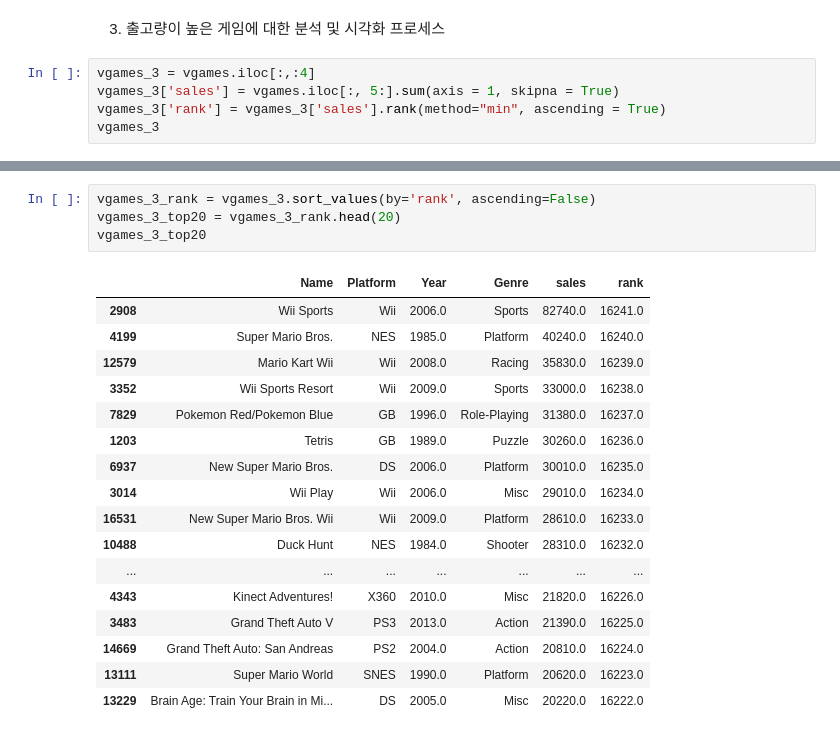
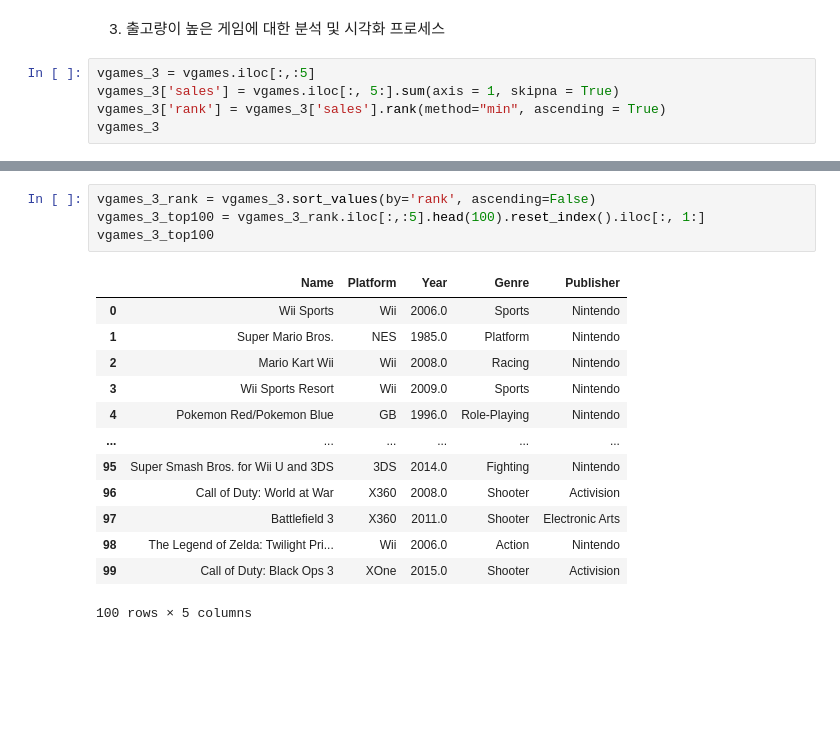
Before and after one commit to superahxd/_project, a Jupyter notebook: sec1_project.ipynb, the cells around one changed output, grey strips where cells are left out. Cells and saved outputs as stored; diff of their text form; blank space fills up the shorter version.

```diff
--- a/sec1_project.ipynb
+++ b/sec1_project.ipynb
@@ -284,7 +284,7 @@ array_pivot.head()
 # %% [markdown]
 3. 출고량이 높은 게임에 대한 분석 및 시각화 프로세스
 # %%
-vgames_3 = vgames.iloc[:,:4]
+vgames_3 = vgames.iloc[:,:5]
 vgames_3['sales'] = vgames.iloc[:, 5:].sum(axis = 1, skipna = True)
 vgames_3['rank'] = vgames_3['sales'].rank(method="min", ascending = True)
 vgames_3
@@ -305,22 +305,18 @@ vgames_3
 # %%
 vgames_3_rank = vgames_3.sort_values(by='rank', ascending=False)
-vgames_3_top20 = vgames_3_rank.head(20)
-vgames_3_top20
+vgames_3_top100 = vgames_3_rank.iloc[:,:5].head(100).reset_index().iloc[:, 1:]
+vgames_3_top100
 # %% [output]
-|  | Name | Platform | Year | Genre | sales | rank |
-| 2908 | Wii Sports | Wii | 2006.0 | Sports | 82740.0 | 16241.0 |
-| 4199 | Super Mario Bros. | NES | 1985.0 | Platform | 40240.0 | 16240.0 |
-| 12579 | Mario Kart Wii | Wii | 2008.0 | Racing | 35830.0 | 16239.0 |
-| 3352 | Wii Sports Resort | Wii | 2009.0 | Sports | 33000.0 | 16238.0 |
-| 7829 | Pokemon Red/Pokemon Blue | GB | 1996.0 | Role-Playing | 31380.0 | 16237.0 |
-| 1203 | Tetris | GB | 1989.0 | Puzzle | 30260.0 | 16236.0 |
-| 6937 | New Super Mario Bros. | DS | 2006.0 | Platform | 30010.0 | 16235.0 |
-| 3014 | Wii Play | Wii | 2006.0 | Misc | 29010.0 | 16234.0 |
-| 16531 | New Super Mario Bros. Wii | Wii | 2009.0 | Platform | 28610.0 | 16233.0 |
-| 10488 | Duck Hunt | NES | 1984.0 | Shooter | 28310.0 | 16232.0 |
-| ... | ... | ... | ... | ... | ... | ... |
-| 4343 | Kinect Adventures! | X360 | 2010.0 | Misc | 21820.0 | 16226.0 |
-| 3483 | Grand Theft Auto V | PS3 | 2013.0 | Action | 21390.0 | 16225.0 |
-| 14669 | Grand Theft Auto: San Andreas | PS2 | 2004.0 | Action | 20810.0 | 16224.0 |
-| 13111 | Super Mario World | SNES | 1990.0 | Platform | 20620.0 | 16223.0 |
-| 13229 | Brain Age: Train Your Brain in Mi... | DS | 2005.0 | Misc | 20220.0 | 16222.0 |
+|  | Name | Platform | Year | Genre | Publisher |
+| 0 | Wii Sports | Wii | 2006.0 | Sports | Nintendo |
+| 1 | Super Mario Bros. | NES | 1985.0 | Platform | Nintendo |
+| 2 | Mario Kart Wii | Wii | 2008.0 | Racing | Nintendo |
+| 3 | Wii Sports Resort | Wii | 2009.0 | Sports | Nintendo |
+| 4 | Pokemon Red/Pokemon Blue | GB | 1996.0 | Role-Playing | Nintendo |
+| ... | ... | ... | ... | ... | ... |
+| 95 | Super Smash Bros. for Wii U and 3DS | 3DS | 2014.0 | Fighting | Nintendo |
+| 96 | Call of Duty: World at War | X360 | 2008.0 | Shooter | Activision |
+| 97 | Battlefield 3 | X360 | 2011.0 | Shooter | Electronic Arts |
+| 98 | The Legend of Zelda: Twilight Pri... | Wii | 2006.0 | Action | Nintendo |
+| 99 | Call of Duty: Black Ops 3 | XOne | 2015.0 | Shooter | Activision |
+100 rows × 5 columns
```
Also changed, not shown: parts of 7 cells of this notebook.
